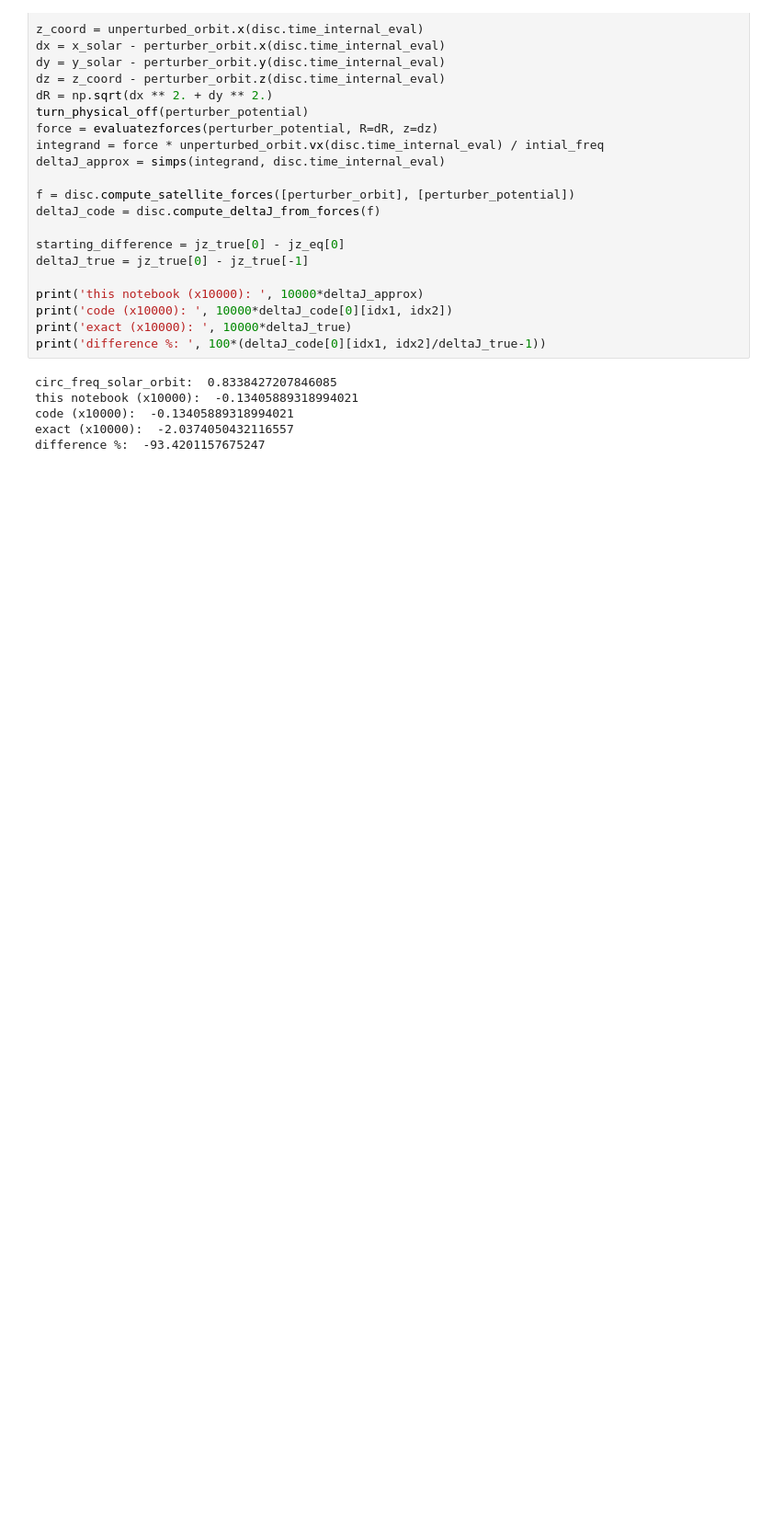
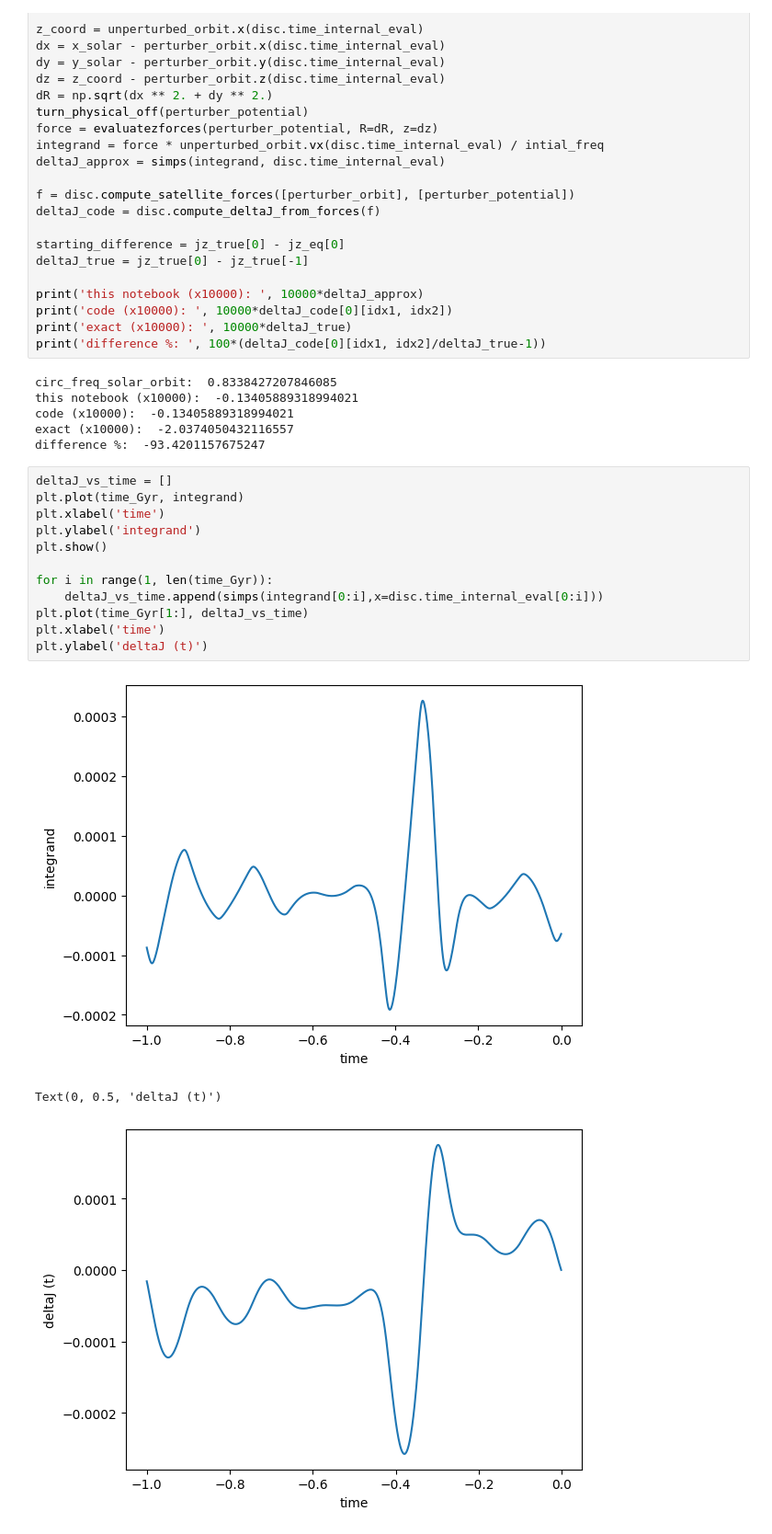
Before and after one commit to dangilman/darkspirals, a Jupyter notebook: example_notebooks/test_approx_v2.ipynb, the cells around one changed output. Shown at 92% size. Cells and saved outputs as stored; diff of their text form; blank space fills up the shorter version.

```diff
--- a/example_notebooks/test_approx_v2.ipynb
+++ b/example_notebooks/test_approx_v2.ipynb
@@ -146,3 +150,19 @@ this notebook (x10000):  -0.13405889318994021
 code (x10000):  -0.13405889318994021
 exact (x10000):  -2.0374050432116557
 difference %:  -93.4201157675247
+# %%
+deltaJ_vs_time = []
+plt.plot(time_Gyr, integrand)
+plt.xlabel('time')
+plt.ylabel('integrand')
+plt.show()
+
+for i in range(1, len(time_Gyr)):
+    deltaJ_vs_time.append(simps(integrand[0:i],x=disc.time_internal_eval[0:i]))
+plt.plot(time_Gyr[1:], deltaJ_vs_time)
+plt.xlabel('time')
+plt.ylabel('deltaJ (t)')
+# %% [output]
+[figure, added]
+Text(0, 0.5, 'deltaJ (t)')
+[figure, added]
```
Also changed, not shown: parts of 1 cell of this notebook.
